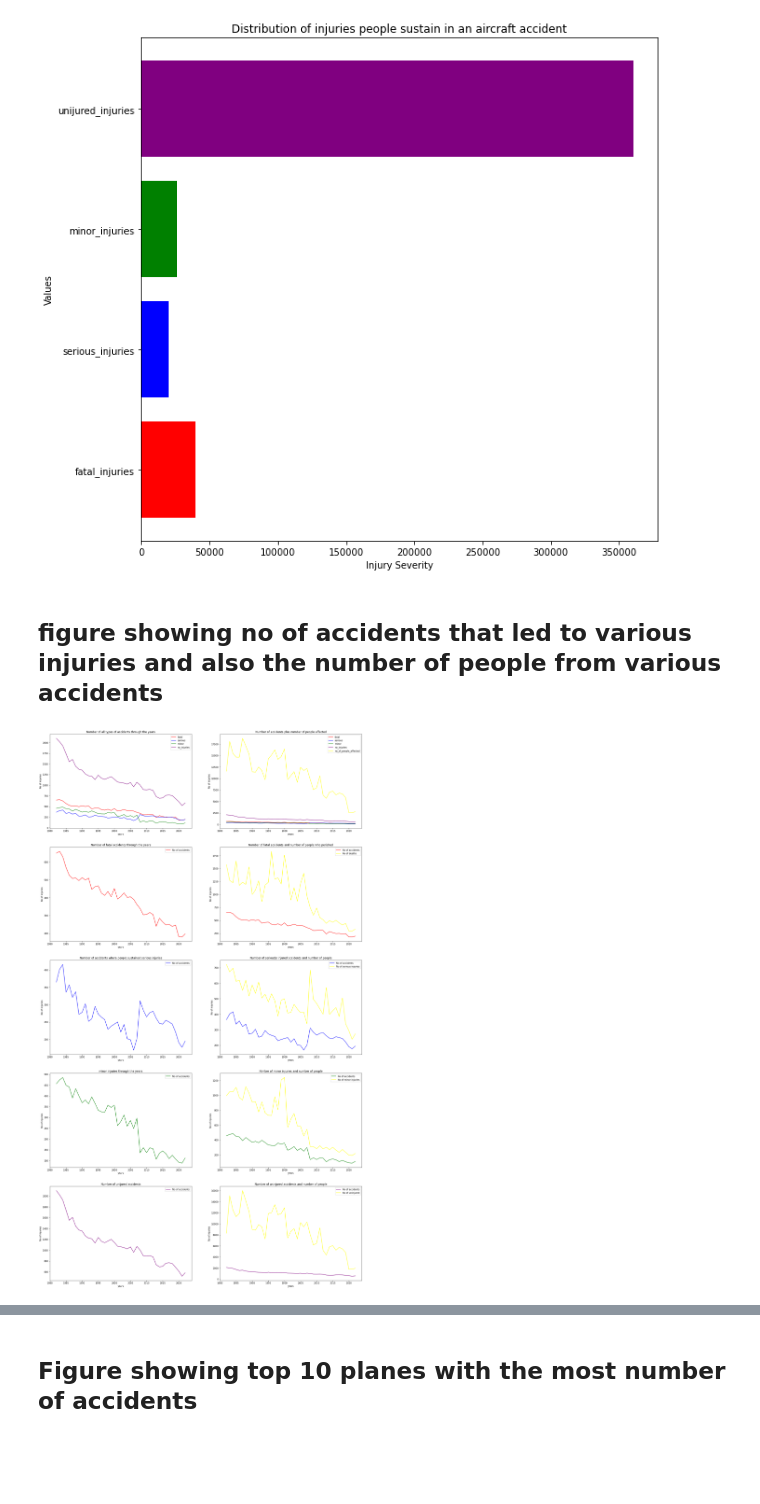
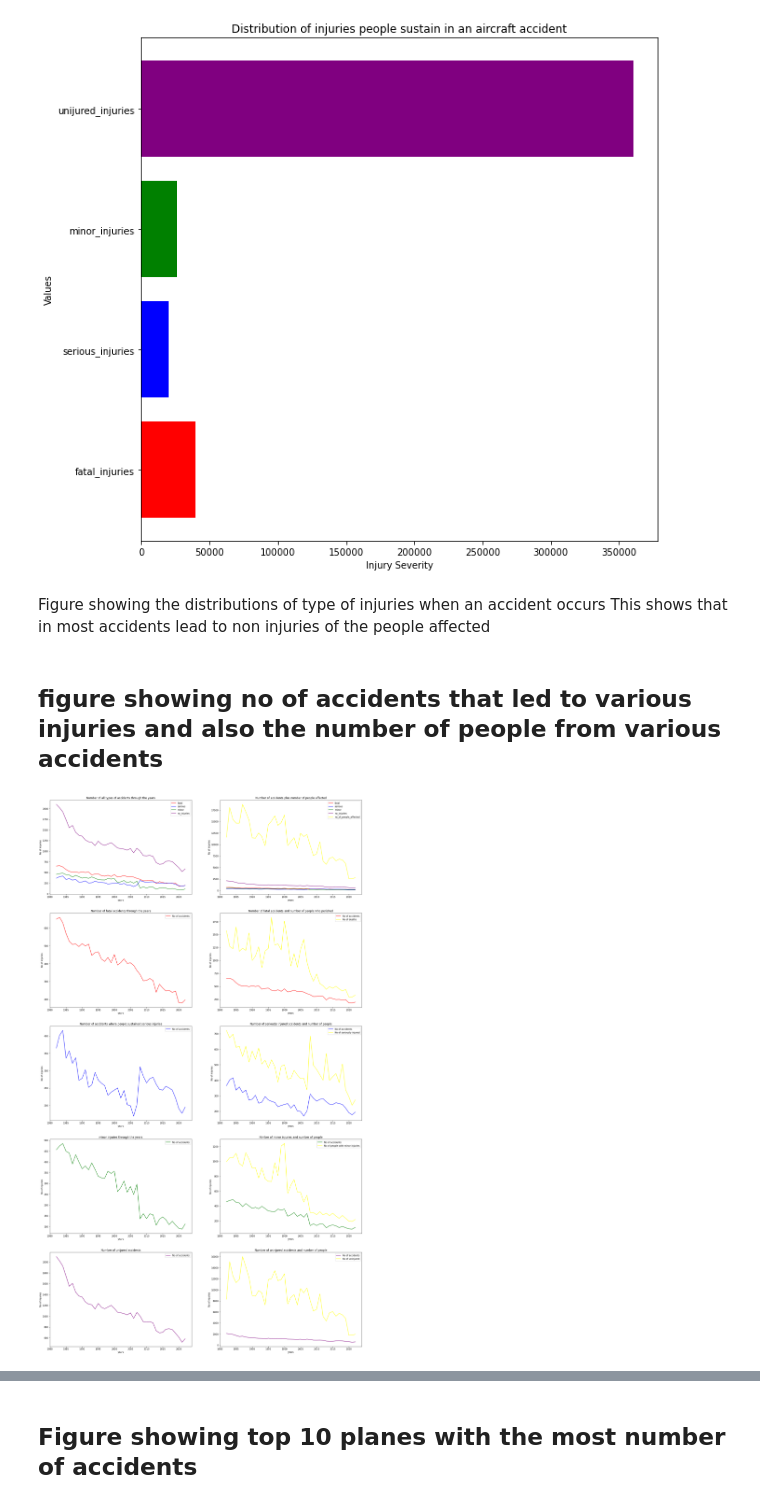
Before and after one commit to stephenmungai/phase1_project, a Jupyter notebook: index.ipynb, the cells around one changed output, grey strips where cells are left out. Saved outputs shown, nothing was run; the diff lists cells and outputs as text; code cells hidden in the pictures; blank space fills up the shorter version.

```diff
--- a/index.ipynb
+++ b/index.ipynb
@@ -1006,6 +1011,9 @@ plt.ylabel('Values')
 plt.show();
 # %% [output]
 [figure]
+# %% [markdown]
+Figure showing the distributions of type of injuries when an accident occurs
+This shows that in most accidents lead to non injuries of the people affected
 # %% [markdown]
 ## figure showing no of accidents that led to various injuries and also the number of people from various accidents
 # %%
@@ -1063,38 +1071,38 @@ ax[2][0].set_ylabel("No of injuries")
 ax[2][0].legend()
 
 ax[2][1].plot(grouped_by_severity.index,grouped_by_severity['serious'],color='blue',label='No of accidents')
-ax[2][1].plot(dist_of_injuries_1.index,dist_of_injuries_1['total_serious_injuries'],color='yellow',label="No of serious injuries")
+ax[2][1].plot(dist_of_injuries_1.index,dist_of_injuries_1['total_serious_injuries'],color='yellow',label="No of seriously injured")
 ax[2][1].set_title('Number of seriously injured accidents and number of people')
 ax[2][1].set_xlabel("years")
 ax[2][1].set_ylabel("No of injuries")
 ax[2][1].legend()
 
 ax[3][0].plot(grouped_by_severity.index,grouped_by_severity['minor'],color='green',label="No of accidents")
 ax[3][0].set_title("minor injuries through the years")
 ax[3][0].set_xlabel("years")
 ax[3][0].set_ylabel("No of injuries")
 ax[3][0].legend()
 
 ax[3][1].plot(grouped_by_severity.index,grouped_by_severity['minor'],color='green',label="No of accidents")
-ax[3][1].plot(dist_of_injuries_1.index,dist_of_injuries_1['total_minor_injuries'],color='yellow',label="No of minor injuries")
+ax[3][1].plot(dist_of_injuries_1.index,dist_of_injuries_1['total_minor_injuries'],color='yellow',label="No of people with minor injuries")
 ax[3][1].set_title("Nimber of minor injuries and number of people")
 ax[3][1].set_xlabel("years")
 ax[3][1].set_ylabel("No of injuries")
 ax[3][1].legend()
 
 ax[4][0].plot(grouped_by_severity.index,grouped_by_severity['no_injuries'],color='purple',label="No of accidents")
 ax[4][0].set_title("Number of unijured accidents")
 ax[4][0].set_xlabel("years")
 ax[4][0].set_ylabel("No of injuries")
 ax[4][0].legend()
 
 ax[4][1].plot(grouped_by_severity.index,grouped_by_severity['no_injuries'],color='purple',label="No of accidents")
 ax[4][1].plot(dist_of_injuries_1.index,dist_of_injuries_1['total_uninjured'],color='yellow',label="No of uninjured")
 ax[4][1].set_title("Number of uninjured accidents and number of people")
 ax[4][1].set_xlabel("years")
 ax[4][1].set_ylabel("No of injuries")
 ax[4][1].legend()
 
 plt.show();
 # %% [output]
-[figure, old version]
+[figure, new version]
```
Also changed, not shown: parts of 21 cells of this notebook, 6 other files.
